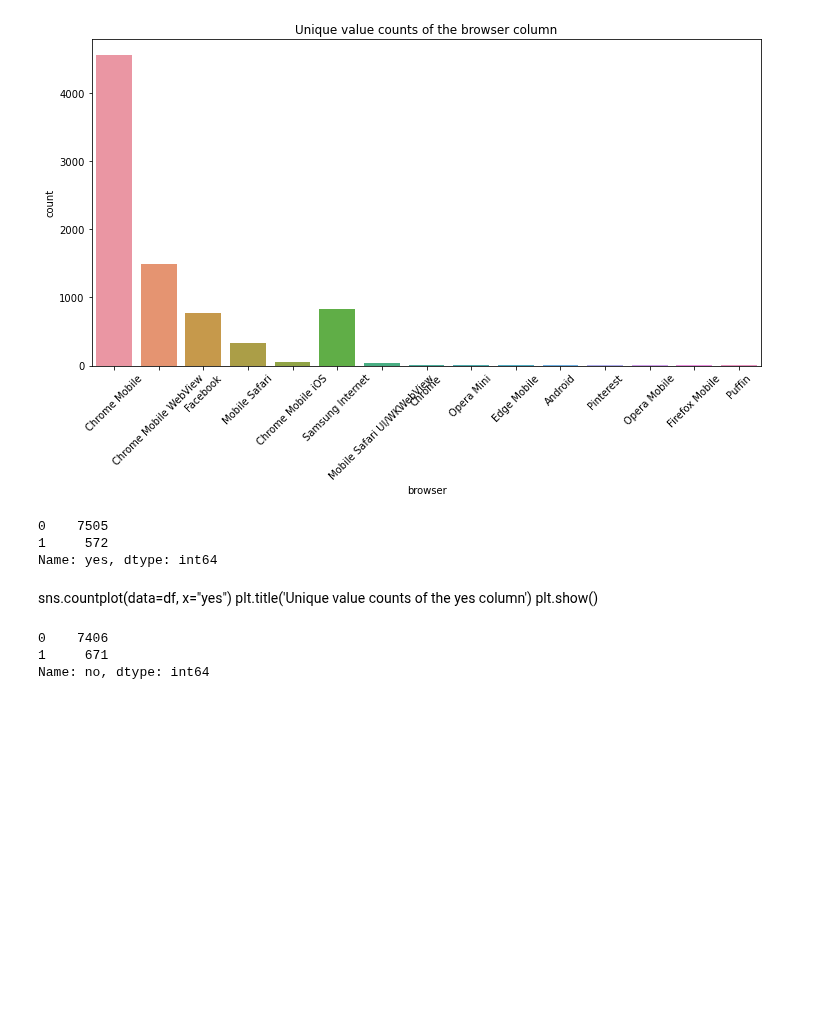
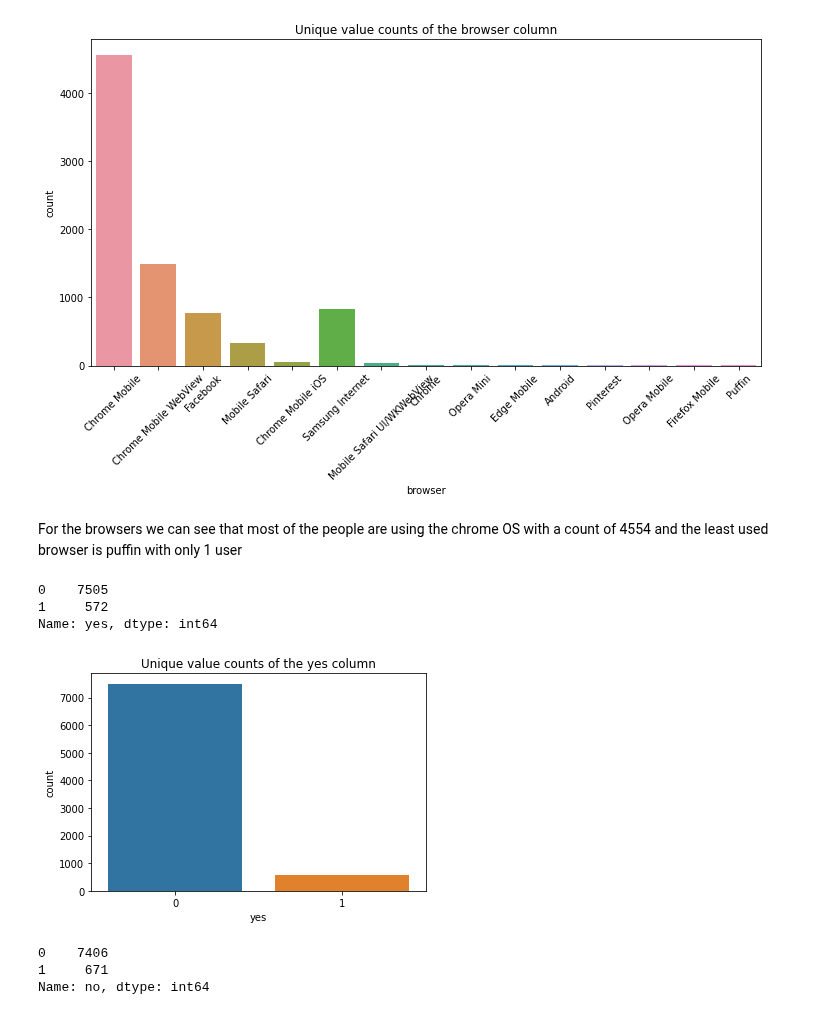
Before and after one commit to tutorialcreation/nlp_swahili_amharic, a Jupyter notebook: notebooks/EDA.ipynb, the cells around one changed output. Saved outputs shown, nothing was run; the diff lists cells and outputs as text; code cells hidden in the pictures; blank space fills up the shorter version.

```diff
--- a/notebooks/EDA.ipynb
+++ b/notebooks/EDA.ipynb
@@ -158,6 +179,9 @@ plt.xticks(rotation=45)
 plt.show()
 # %% [output]
 [figure]
+# %% [markdown]
+For the browsers we can see that most of the people are using the chrome OS
+with a count of 4554 and the least used browser is puffin with only 1 user
 # %%
 # unique value counts of people who are aware of the company
 counts_df = df['yes'].value_counts()
@@ -166,10 +190,12 @@ counts_df
 0    7505
 1     572
 Name: yes, dtype: int64
-# %% [markdown]
-sns.countplot(data=df, x="yes")
-plt.title('Unique value counts of the yes column')
-plt.show()
+# %%
+sns.countplot(data=df, x="yes")
+plt.title('Unique value counts of the yes column')
+plt.show()
+# %% [output]
+[figure, added]
 # %%
 # unique value counts of the people who are not aware of the company
 counts_df = df['no'].value_counts()
```
Also changed, not shown: parts of 10 cells of this notebook, 5 other files.
